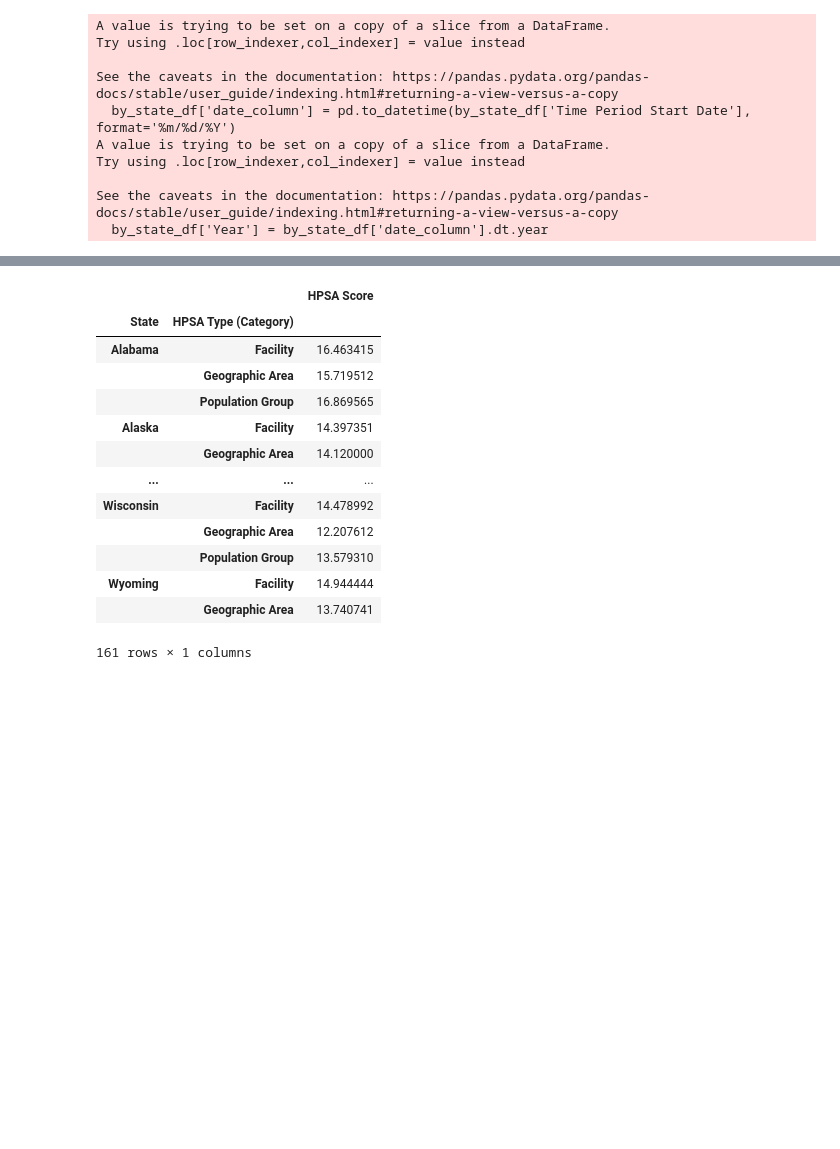
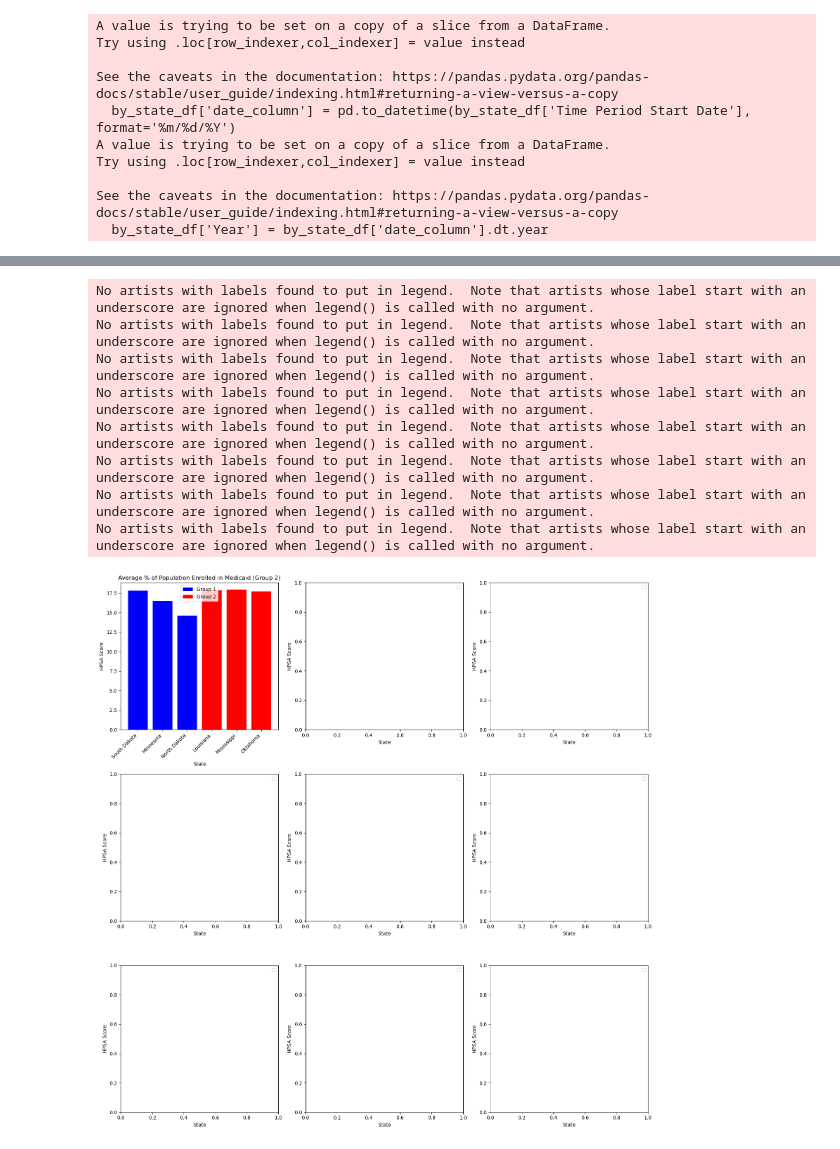
Before and after one commit to vjayne93/blue-team-project-1, a Jupyter notebook: luis-working-notebook.ipynb, the cells around one changed output, grey strips where cells are left out. Saved outputs shown, nothing was run; the diff lists cells and outputs as text; code cells hidden in the pictures; blank space fills up the shorter version.

```diff
--- a/luis-working-notebook.ipynb
+++ b/luis-working-notebook.ipynb
@@ -170,21 +257,57 @@ axs[2].legend()
 # %%
 hpsa_clean_df = hpsa_full_df[['Discipline', 'State', 'HPSA Type (Category)', 'HPSA Score']]
 
 mh_hpsa_clean_df = hpsa_clean_df.loc[hpsa_clean_df['Discipline'] == 'Mental Health'][['State', 'HPSA Type (Category)', 'HPSA Score']]
 mh_hpsa_clean_df = mh_hpsa_clean_df.set_index(['State', 'HPSA Type (Category)'])
-mh_hpsa_clean_df.groupby(['State', 'HPSA Type (Category)']).mean()
+mh_hpsa_clean_df = mh_hpsa_clean_df.groupby(['State', 'HPSA Type (Category)']).mean()
+
+mh_hpsa_group1_df = mh_hpsa_clean_df.loc[lower_states.index]
+mh_hpsa_group2_df = mh_hpsa_clean_df.loc[higher_states.index]
+
+pc_hpsa_clean_df = hpsa_clean_df.loc[hpsa_clean_df['Discipline'] == 'Primary Care'][['State', 'HPSA Type (Category)', 'HPSA Score']]
+pc_hpsa_clean_df = pc_hpsa_clean_df.set_index(['State', 'HPSA Type (Category)'])
+pc_hpsa_clean_df = pc_hpsa_clean_df.groupby(['State', 'HPSA Type (Category)']).mean()
+
+pc_hpsa_group1_df = pc_hpsa_clean_df.loc[lower_states.index]
+pc_hpsa_group2_df = pc_hpsa_clean_df.loc[higher_states.index]
+
+dh_hpsa_clean_df = hpsa_clean_df.loc[hpsa_clean_df['Discipline'] == 'Dental Health'][['State', 'HPSA Type (Category)', 'HPSA Score']]
+dh_hpsa_clean_df = dh_hpsa_clean_df.set_index(['State', 'HPSA Type (Category)'])
+dh_hpsa_clean_df = dh_hpsa_clean_df.groupby(['State', 'HPSA Type (Category)']).mean()
+
+dh_hpsa_group1_df = dh_hpsa_clean_df.loc[lower_states.index]
+dh_hpsa_group2_df = dh_hpsa_clean_df.loc[higher_states.index]
+
+# Create subplots
+fig, axs = plt.subplots(3, 3, figsize=(16, 16))
+axs = axs.flatten()
+
+
+group1_data_fac_mh = mh_hpsa_group1_df.xs('Facility', level='HPSA Type (Category)')
+axs[0].bar(group1_data_fac_mh.index, group1_data_fac_mh['HPSA Score'], color='blue', label='Group 1')
+
+
+group2_data_fac_mh = mh_hpsa_group2_df.xs('Facility', level='HPSA Type (Category)')
+axs[0].bar(group2_data_fac_mh.index, group2_data_fac_mh['HPSA Score'], color='red', label='Group 2')
+axs[0].set_title('Average % of Population Enrolled in Medicaid (Group 2)')
+axs[0].set_xticklabels(axs[0].get_xticklabels(), rotation=45, ha='right')
+
+
+# Customize labels, legends, and layout
+for ax in axs:
+    ax.set_ylabel('HPSA Score')
+    ax.set_xlabel('State')
+    ax.legend()
+
+plt.tight_layout()
+plt.show()
 # %% [output]
-|  |  | HPSA Score |
-| State | HPSA Type (Category) |  |
-| Alabama | Facility | 16.463415 |
-|  | Geographic Area | 15.719512 |
-|  | Population Group | 16.869565 |
-| Alaska | Facility | 14.397351 |
-|  | Geographic Area | 14.120000 |
-| ... | ... | ... |
-| Wisconsin | Facility | 14.478992 |
-|  | Geographic Area | 12.207612 |
-|  | Population Group | 13.579310 |
-| Wyoming | Facility | 14.944444 |
-|  | Geographic Area | 13.740741 |
-161 rows × 1 columns
+No artists with labels found to put in legend.  Note that artists whose label start with an underscore are ignored when legend() is called with no argument.
+No artists with labels found to put in legend.  Note that artists whose label start with an underscore are ignored when legend() is called with no argument.
+No artists with labels found to put in legend.  Note that artists whose label start with an underscore are ignored when legend() is called with no argument.
+No artists with labels found to put in legend.  Note that artists whose label start with an underscore are ignored when legend() is called with no argument.
+No artists with labels found to put in legend.  Note that artists whose label start with an underscore are ignored when legend() is called with no argument.
+No artists with labels found to put in legend.  Note that artists whose label start with an underscore are ignored when legend() is called with no argument.
+No artists with labels found to put in legend.  Note that artists whose label start with an underscore are ignored when legend() is called with no argument.
+No artists with labels found to put in legend.  Note that artists whose label start with an underscore are ignored when legend() is called with no argument.
+[figure, added]
```
Also changed, not shown: parts of 5 cells of this notebook.
